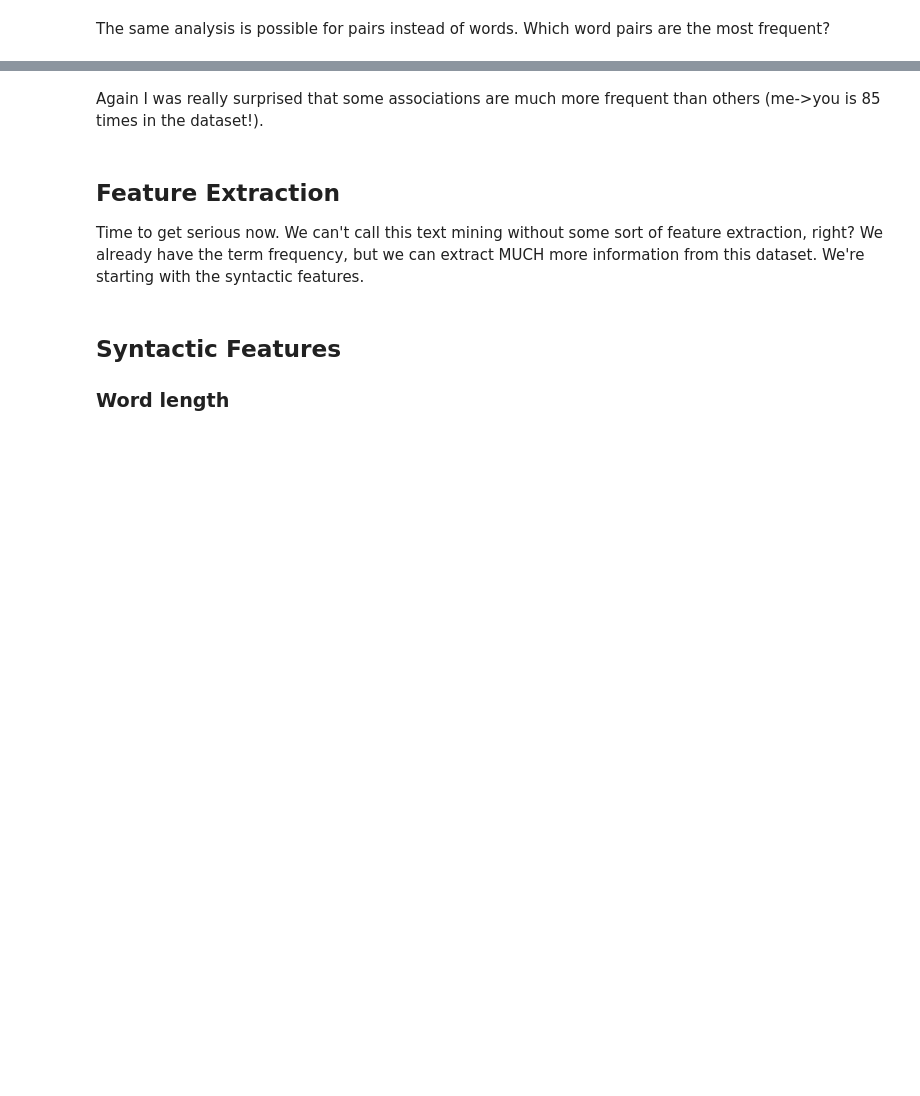
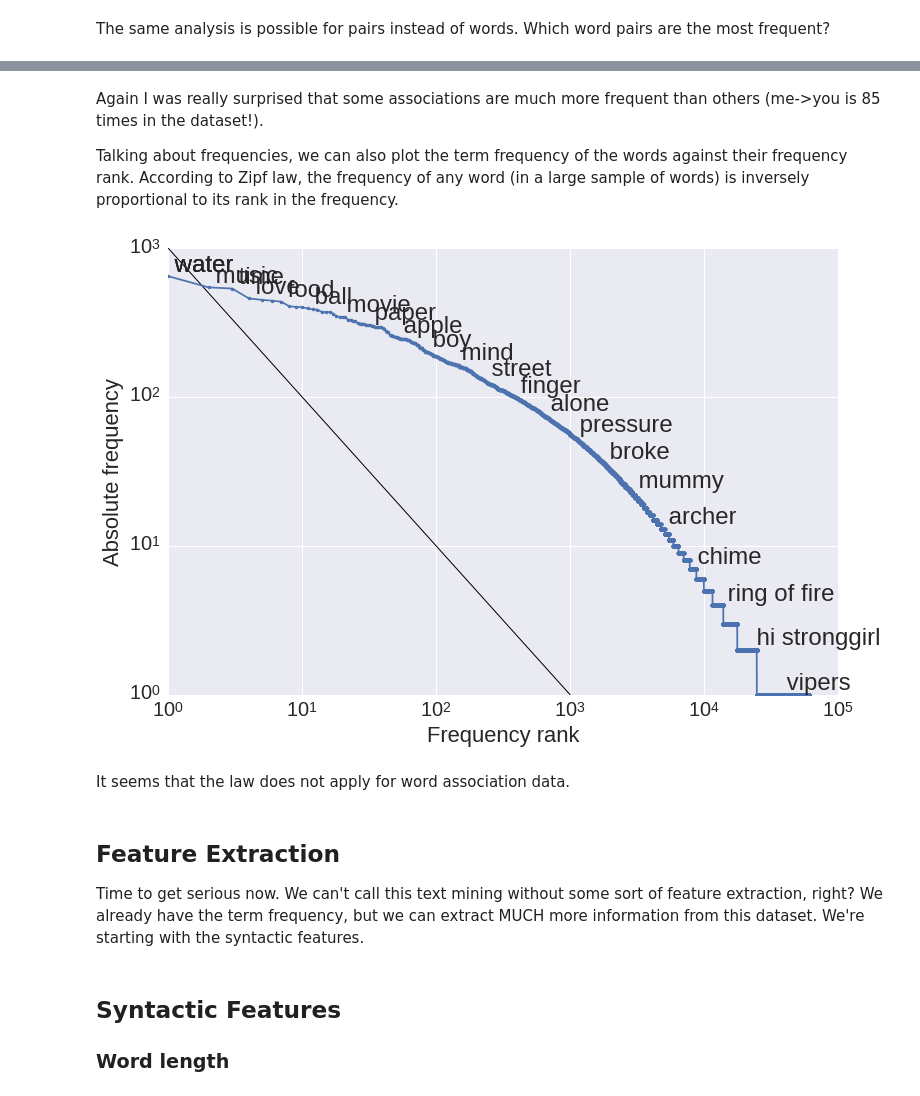
Before and after one commit to louweal/wordgame, a Jupyter notebook: notebooks/Word Association Analysis.ipynb, the cells around one changed output, grey strips where cells are left out. Cells and saved outputs as stored; diff of their text form; code cells hidden in the pictures; blank space fills up the shorter version.

```diff
--- a/notebooks/Word Association Analysis.ipynb
+++ b/notebooks/Word Association Analysis.ipynb
@@ -193,5 +237,27 @@ df.pair.value_counts().head(11)
 # %% [markdown]
 Again I was really surprised that some associations are much more frequent than others (me->you is 85 times in the dataset!).
+
+Talking about frequencies, we can also plot the term frequency of the words against their frequency rank. According to Zipf law, the frequency of any word (in a large sample of words) is inversely proportional to its rank in the frequency.
+# %%
+counts = np.array(df.word1.value_counts())
+tokens = np.array(df.word1.value_counts().index)
+ranks = np.arange(1, len(counts)+1)
+indices = np.argsort(-counts)
+frequencies = counts[indices]
+
+plt.figure(figsize=(12, 8))
+plt.plot([1, 10e2], [10e2, 1], color='k', linestyle='-', linewidth=1) # adds a diagonal line to the plot
+plt.loglog(ranks, frequencies, marker=".")
+for n in list(np.logspace(-0.5, np.log10(len(counts)), 25).astype(int))[:-1]:
+    dummy = plt.text(ranks[n], frequencies[n], " " + tokens[indices[n]], verticalalignment="bottom", horizontalalignment="left")
+plt.xlabel("Frequency rank")
+plt.ylabel("Absolute frequency")
+plt.grid(True)
+plt.show()
+# %% [output]
+[figure, added]
+# %% [markdown]
+It seems that the law does not apply for word association data.
 # %% [markdown]
 ## Feature Extraction
 Time to get serious now. We can't call this text mining without some sort of feature extraction, right? We already have the term frequency, but we can extract MUCH more information from this dataset. We're starting with the syntactic features.
```
Also changed, not shown: parts of 70 cells of this notebook, 3 other files.
